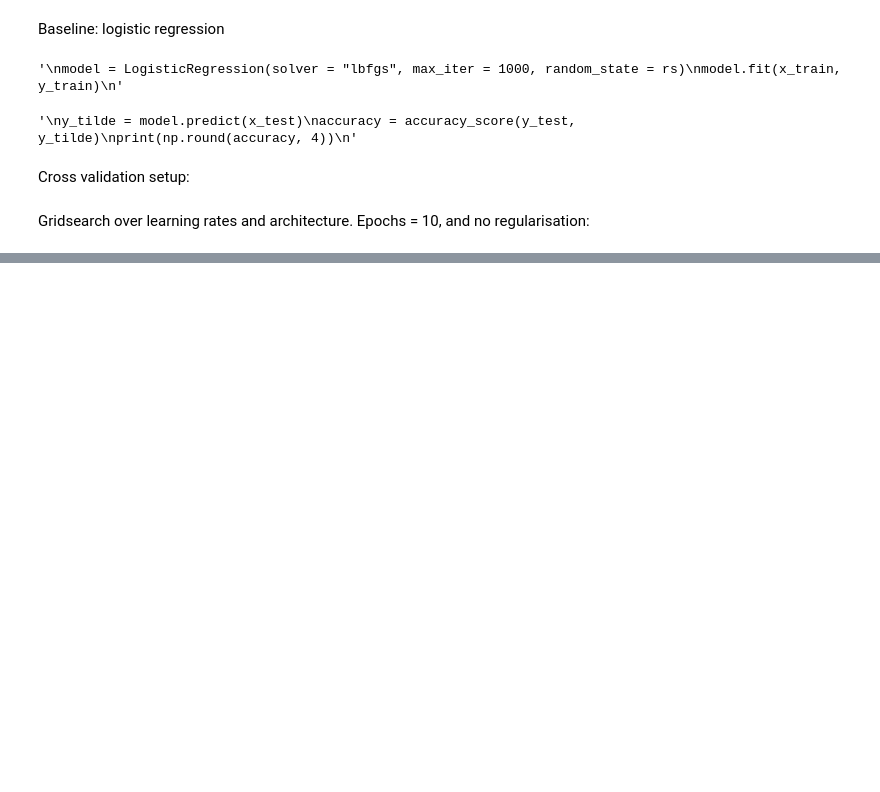
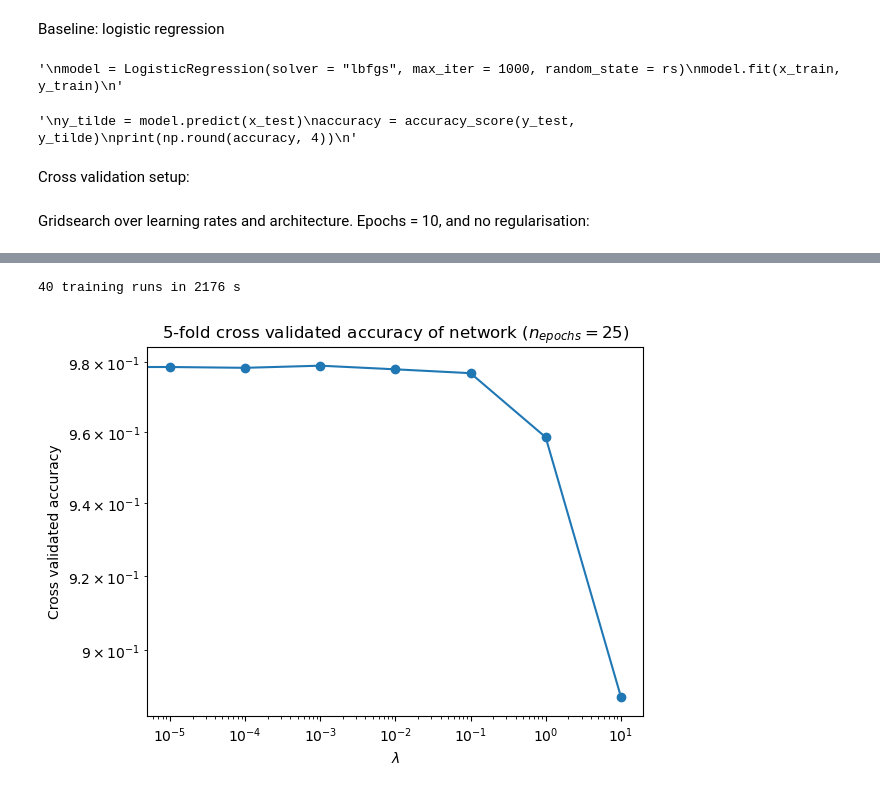
Before and after one commit to kajassandnes/FYS-STK3155, a Jupyter notebook: Project2/part_e.ipynb, the cells around one changed output, grey strips where cells are left out. Drawn from its saved outputs; the diff is of its cells as text; code cells hidden in the pictures; blank space fills up the shorter version.

```diff
--- a/Project2/part_e.ipynb
+++ b/Project2/part_e.ipynb
@@ -139,0 +156,25 @@ plt.show()
+# %%
+lambdas_c = [0, 1e-5, 1e-4, 1e-3, 1e-2, 1e-1, 1, 10]
+t0 = time.time()
+search_c = GridSearchCV(EstimatorClassifier(epochs = 25, gamma = 1e-3, hidden = 256, batch_size = 256), {"lmbda": lambdas_c},
+                        cv=cv_strat, scoring= "accuracy", return_train_score=True)
+
+search_c.fit(x_train, y_train)
+print(f"{len(lambdas_c) * k} training runs in {time.time() - t0:.0f} s")
+
+
+rc = search_c.cv_results_
+acc_c = rc["mean_test_score"]
+se_c = rc["std_test_score"] / np.sqrt(k - 1)
+# %% [output]
+40 training runs in 2176 s
+# %%
+plt.errorbar(lambdas_c, acc_c, fmt = "-o", yerr = se_c, ecolor = "orange")
+plt.xlabel("$\\lambda$")
+plt.ylabel("Cross validated accuracy")
+plt.xscale("log")
+plt.yscale("log")
+plt.title("$5$-fold cross validated accuracy of network ($n_{epochs} = 25$)")
+plt.show()
+# %% [output]
+[figure, added]
```
Also changed, not shown: parts of 8 cells of this notebook, 1 other file.
